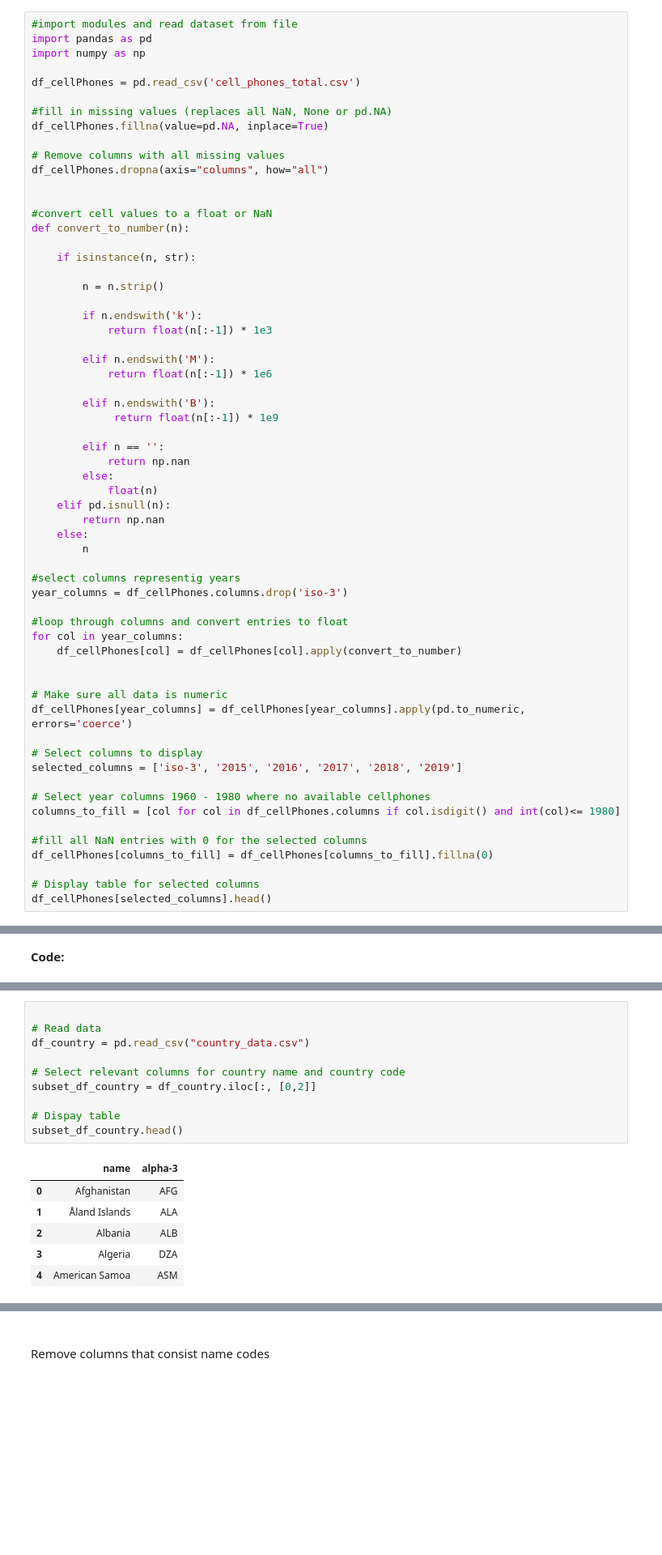
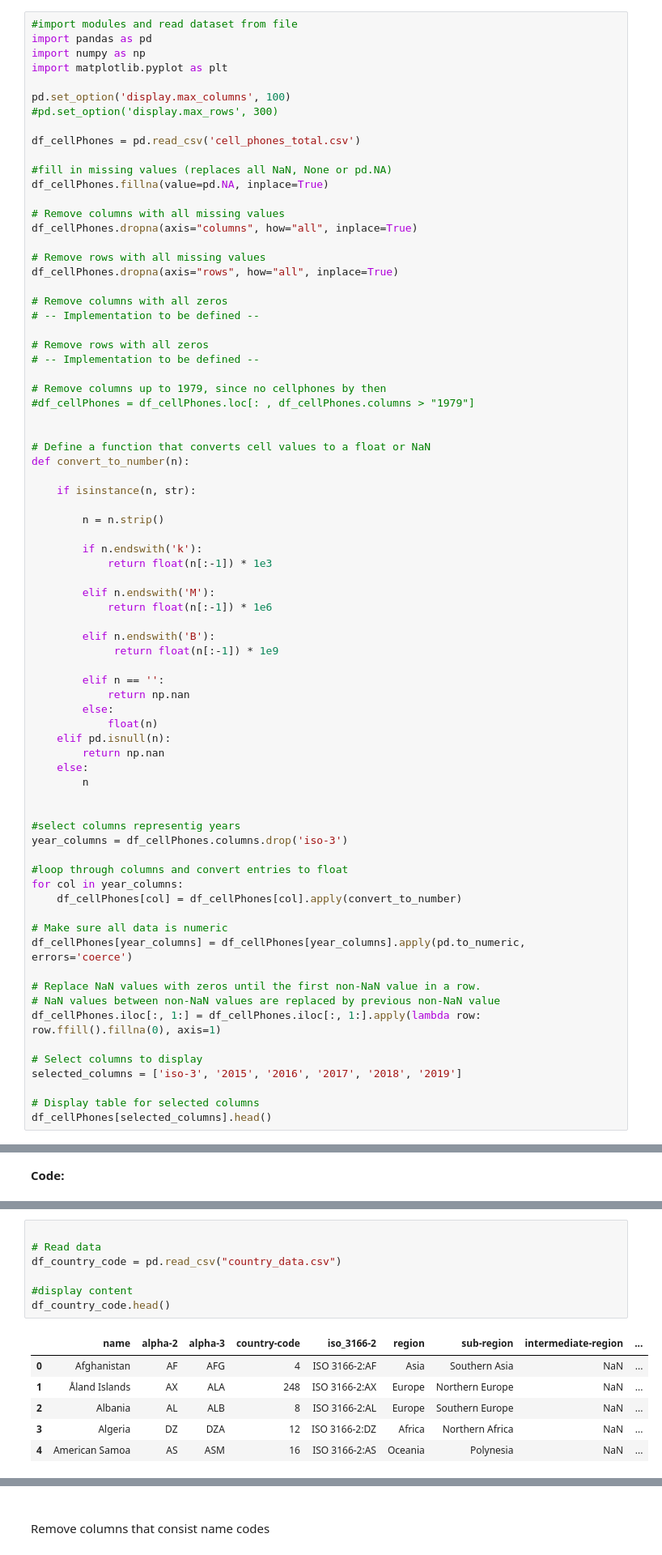
Before and after one commit to shlemondev/su-mt4007, a Jupyter notebook: HW4/HW4.ipynb, the cells around one changed output, grey strips where cells are left out. Shown at 81% size. Drawn from its saved outputs; the diff is of its cells as text; blank space fills up the shorter version.

```diff
--- a/HW4/HW4.ipynb
+++ b/HW4/HW4.ipynb
@@ -13,6 +15,10 @@ Prepare and clean the dataset, cell_phones, from pevious assignment
 #import modules and read dataset from file
 import pandas as pd
 import numpy as np
+import matplotlib.pyplot as plt
+
+pd.set_option('display.max_columns', 100)
+#pd.set_option('display.max_rows', 300)
 
 df_cellPhones = pd.read_csv('cell_phones_total.csv')
 
@@ -20,10 +26,22 @@ df_cellPhones = pd.read_csv('cell_phones_total.csv')
 df_cellPhones.fillna(value=pd.NA, inplace=True)
 
 # Remove columns with all missing values
-df_cellPhones.dropna(axis="columns", how="all")
+df_cellPhones.dropna(axis="columns", how="all", inplace=True)
+
+# Remove rows with all missing values
+df_cellPhones.dropna(axis="rows", how="all", inplace=True)
+
+# Remove columns with all zeros
+# -- Implementation to be defined --
+
+# Remove rows with all zeros
+# -- Implementation to be defined --
+
+# Remove columns up to 1979, since no cellphones by then
+#df_cellPhones = df_cellPhones.loc[: , df_cellPhones.columns > "1979"]
 
 
-#convert cell values to a float or NaN
+# Define a function that converts cell values to a float or NaN
 def convert_to_number(n):
 
     if isinstance(n, str):
@@ -48,6 +66,7 @@ def convert_to_number(n):
     else:
         n
 
+
 #select columns representig years
 year_columns = df_cellPhones.columns.drop('iso-3')
 
@@ -55,19 +74,16 @@ year_columns = df_cellPhones.columns.drop('iso-3')
 for col in year_columns:
     df_cellPhones[col] = df_cellPhones[col].apply(convert_to_number)
 
-
 # Make sure all data is numeric
 df_cellPhones[year_columns] = df_cellPhones[year_columns].apply(pd.to_numeric, errors='coerce')
+
+# Replace NaN values with zeros until the first non-NaN value in a row.
+# NaN values between non-NaN values are replaced by previous non-NaN value
+df_cellPhones.iloc[:, 1:] = df_cellPhones.iloc[:, 1:].apply(lambda row: row.ffill().fillna(0), axis=1)
 
 # Select columns to display
 selected_columns = ['iso-3', '2015', '2016', '2017', '2018', '2019']
 
-# Select year columns 1960 - 1980 where no available cellphones
-columns_to_fill = [col for col in df_cellPhones.columns if col.isdigit() and int(col)<= 1980]
-
-#fill all NaN entries with 0 for the selected columns
-df_cellPhones[columns_to_fill] = df_cellPhones[columns_to_fill].fillna(0)
-
 # Display table for selected columns
 df_cellPhones[selected_columns].head()
 # %% [output]
@@ -185,17 +222,14 @@ Read country data to identified country code with country name
 # %%
 
 # Read data
-df_country = pd.read_csv("country_data.csv")
+df_country_code = pd.read_csv("country_data.csv")
 
-# Select relevant columns for country name and country code
-subset_df_country = df_country.iloc[:, [0,2]]
-
-# Dispay table
-subset_df_country.head()
+#display content
+df_country_code.head()
 # %% [output]
-|  | name | alpha-3 |
-| 0 | Afghanistan | AFG |
-| 1 | Åland Islands | ALA |
-| 2 | Albania | ALB |
-| 3 | Algeria | DZA |
-| 4 | American Samoa | ASM |
+|  | name | alpha-2 | alpha-3 | country-code | iso_3166-2 | region | sub-region | intermediate-region | ... |
+| 0 | Afghanistan | AF | AFG | 4 | ISO 3166-2:AF | Asia | Southern Asia | NaN | ... |
+| 1 | Åland Islands | AX | ALA | 248 | ISO 3166-2:AX | Europe | Northern Europe | NaN | ... |
+| 2 | Albania | AL | ALB | 8 | ISO 3166-2:AL | Europe | Southern Europe | NaN | ... |
+| 3 | Algeria | DZ | DZA | 12 | ISO 3166-2:DZ | Africa | Northern Africa | NaN | ... |
+| 4 | American Samoa | AS | ASM | 16 | ISO 3166-2:AS | Oceania | Polynesia | NaN | ... |
```
Also changed, not shown: parts of 20 cells of this notebook, 2 other files.
